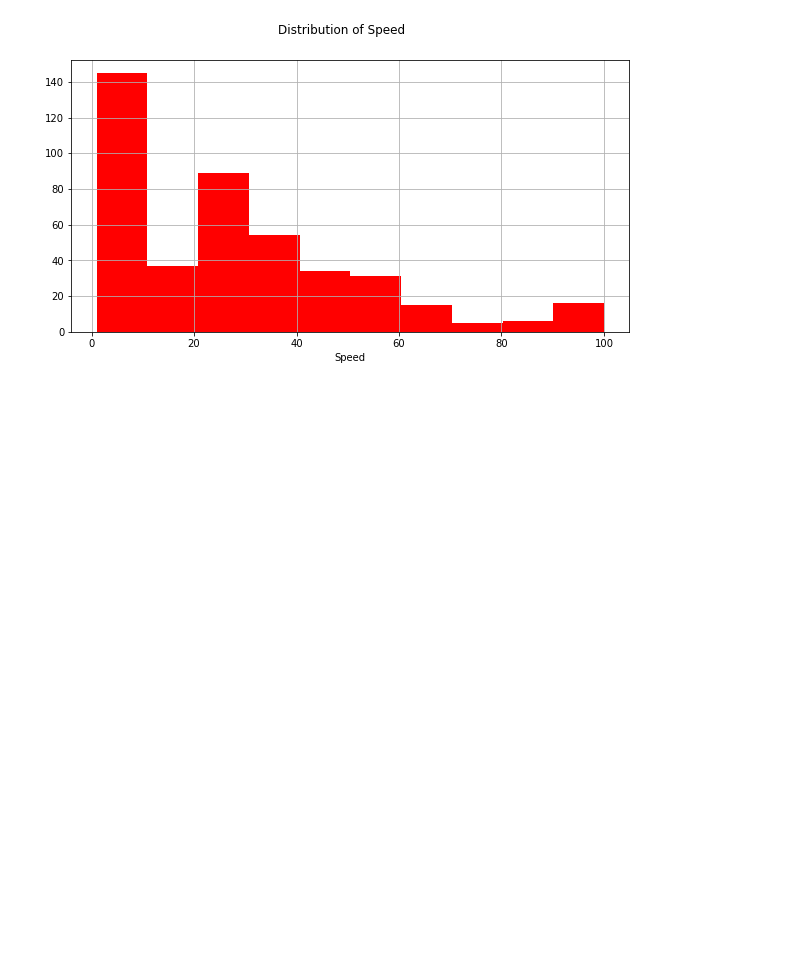
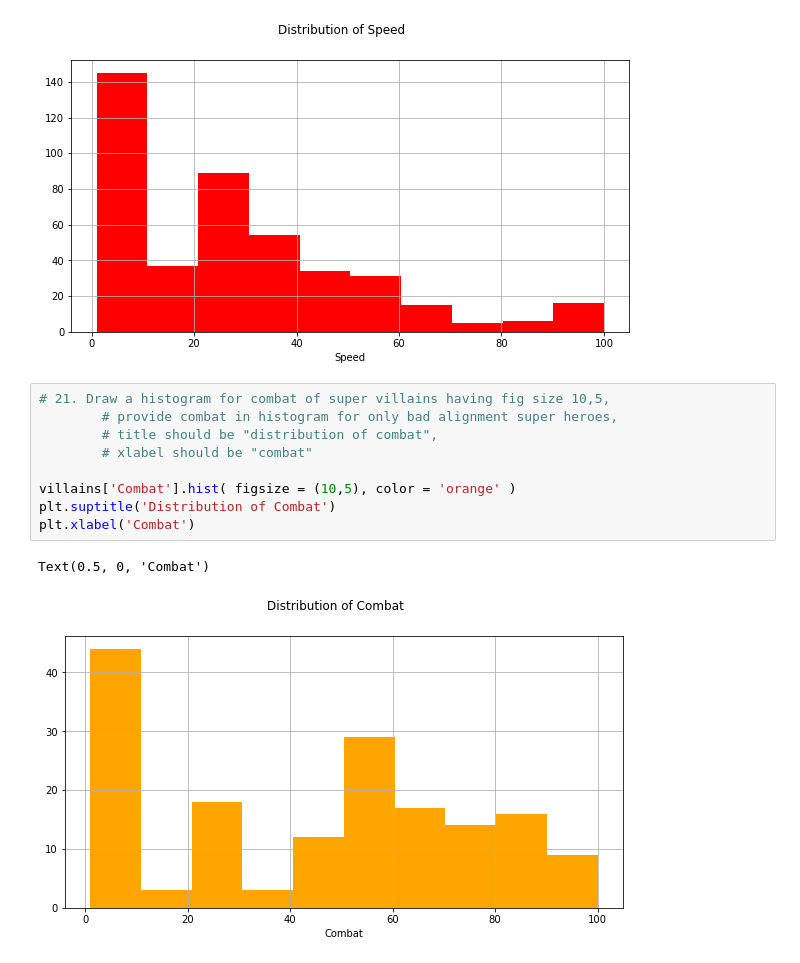
Before and after one commit to devonserrao/heroes-and-villains-data, a Jupyter notebook: Heroes and Villains Python Project.ipynb, the cells around one changed output. Drawn from its saved outputs; the diff is of its cells as text; blank space fills up the shorter version.

Commit message:
Added a cell to plt a histogram of distribution of combat from the supervillains in the csv

```diff
--- a/Heroes and Villains Python Project.ipynb
+++ b/Heroes and Villains Python Project.ipynb
@@ -265,3 +265,15 @@ plt.xlabel("Speed")
 # %% [output]
 Text(0.5, 0, 'Speed')
 [figure]
+# %%
+# 21. Draw a histogram for combat of super villains having fig size 10,5,
+        # provide combat in histogram for only bad alignment super heroes,
+        # title should be "distribution of combat",
+        # xlabel should be "combat"
+
+villains['Combat'].hist( figsize = (10,5), color = 'orange' )
+plt.suptitle('Distribution of Combat')
+plt.xlabel('Combat')
+# %% [output]
+Text(0.5, 0, 'Combat')
+[figure, added]
```
